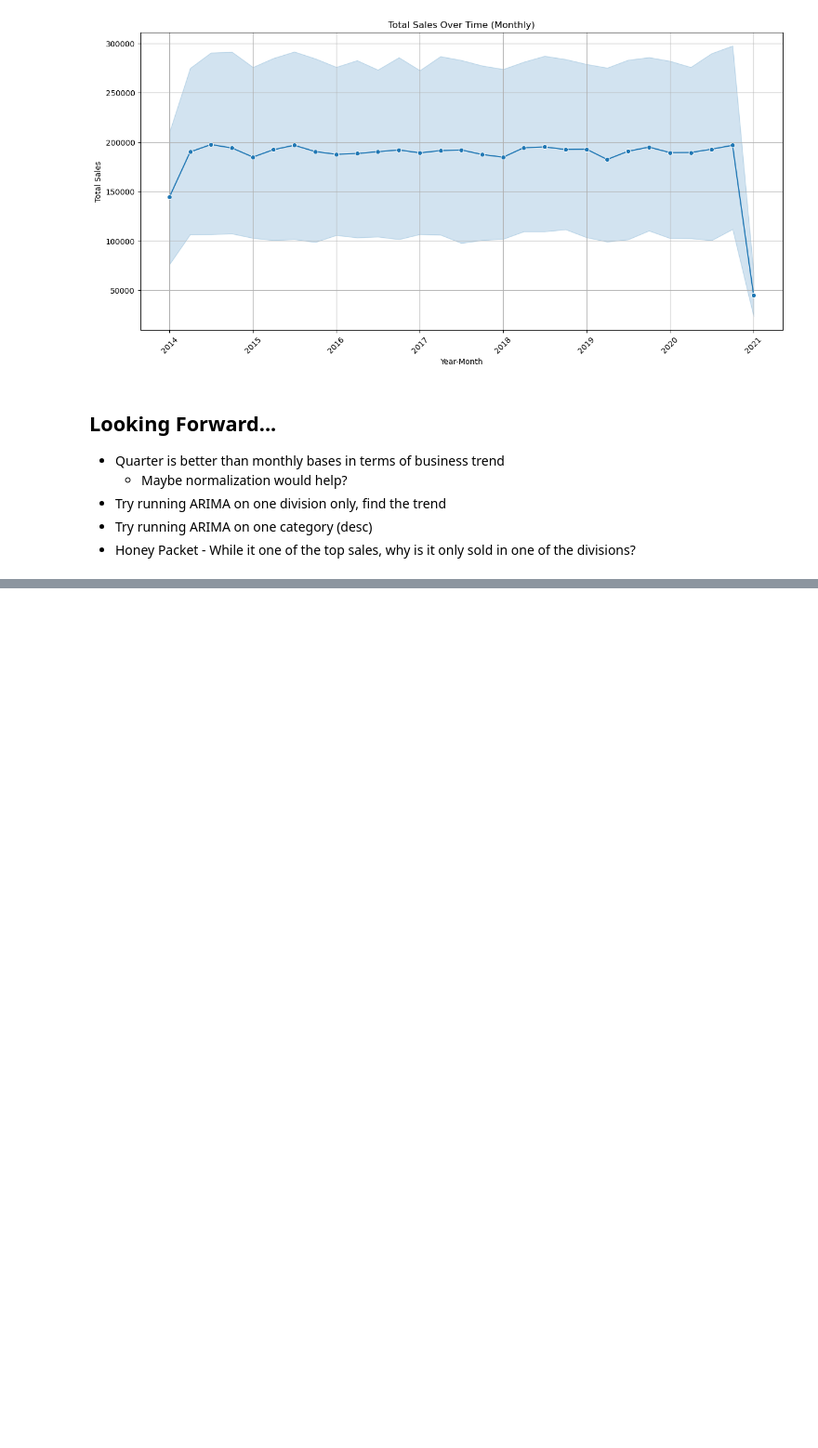
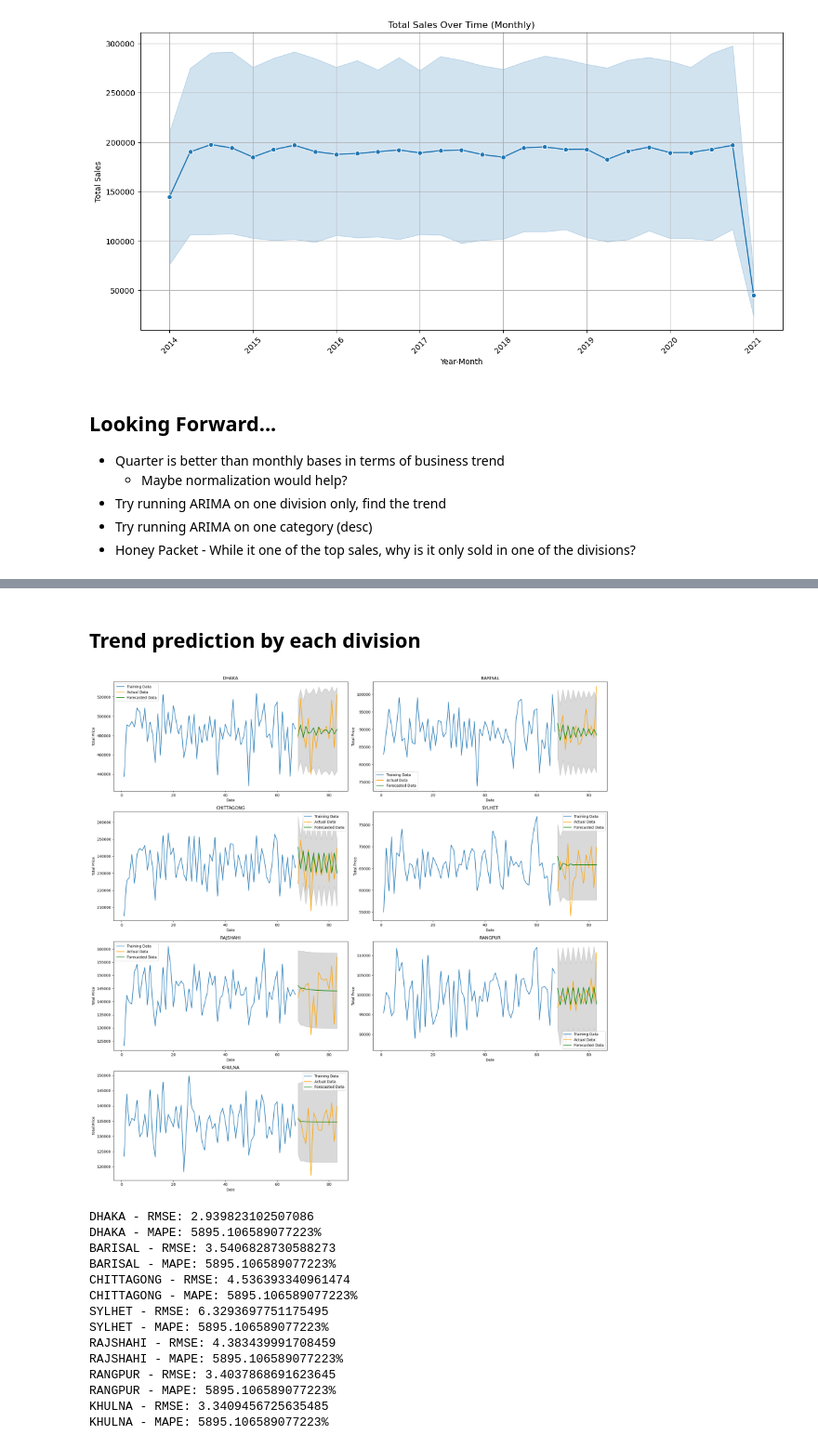
Before and after one commit to owenkyang/Ecommerce-casestudy, a Jupyter notebook: models.ipynb, the cells around one changed output, grey strips where cells are left out. Shown at 93% size. Drawn from its saved outputs; the diff is of its cells as text; code cells hidden in the pictures; blank space fills up the shorter version.

```diff
--- a/models.ipynb
+++ b/models.ipynb
@@ -231,0 +293,75 @@ plt.show()
+# %% [markdown]
+## Trend prediction by each division
+# %%
+div = {k:merged_data[merged_data.division == k].groupby(['year', 'month'])['total_price'].sum().reset_index() for k in ['DHAKA', 'BARISAL', 'CHITTAGONG', 'SYLHET', 'RAJSHAHI', 'RANGPUR',
+       'KHULNA']}
+
+def apply_arima_plot(ax, df, title):
+    train_size = int(len(df) * 0.8)
+    train, test = df[1:train_size], df[train_size:len(df)-1]
+
+    model_train = ARIMA(train['total_price'], order=(2,0,2))
+    model_train_fit = model_train.fit()
+
+    # Forecast on the test dataset
+    test_forecast = model_train_fit.get_forecast(steps=len(test))
+    test_forecast_series = pd.Series(test_forecast.predicted_mean, index=test.index)
+
+    # Calculate the mean squared error
+    mse = mean_squared_error(test['total_price'], test_forecast_series)
+    rmse = mse**0.5
+    mape = np.mean(np.abs((test['total_price'] - test_forecast_series) / test['total_price'])) * 100
+
+    # Plotting
+    ax.plot(train['total_price'], label='Training Data')
+    ax.plot(test['total_price'], label='Actual Data', color='orange')
+    ax.plot(test_forecast_series, label='Forecasted Data', color='green')
+    ax.fill_between(test.index,
+                    test_forecast.conf_int().iloc[:, 0],
+                    test_forecast.conf_int().iloc[:, 1],
+                    color='k', alpha=.15)
+    ax.set_title(title)
+    ax.set_xlabel('Date')
+    ax.set_ylabel('Total Price')
+    ax.legend()
+    return rmse, mape
+
+# Create a figure with 7 subplots arranged in a grid
+fig, axs = plt.subplots(4, 2, figsize=(20, 20))
+
+# Hide the empty subplot (8th subplot)
+fig.delaxes(axs[3][1])
+
+# Apply ARIMA model and plot to each dataframe in the dictionary
+rmses = []
+mapes = []
+for i, (title, df) in enumerate(div.items()):
+    row, col = divmod(i, 2)
+    mape, rmse = apply_arima_plot(axs[row, col], df, title)
+    mapes.append((title, mape))
+    rmses.append((title, rmse))
+
+# Adjust layout to prevent overlap
+plt.tight_layout()
+plt.show()
+
+# Print RMSE values
+for title, rmse in rmses:
+    print(f'{title} - RMSE:', rmse)
+    print(f'{title} - MAPE: {mape}%')
+# %% [output]
+[figure, added]
+DHAKA - RMSE: 2.939823102507086
+DHAKA - MAPE: 5895.106589077223%
+BARISAL - RMSE: 3.5406828730588273
+BARISAL - MAPE: 5895.106589077223%
+CHITTAGONG - RMSE: 4.536393340961474
+CHITTAGONG - MAPE: 5895.106589077223%
+SYLHET - RMSE: 6.3293697751175495
+SYLHET - MAPE: 5895.106589077223%
+RAJSHAHI - RMSE: 4.383439991708459
+RAJSHAHI - MAPE: 5895.106589077223%
+RANGPUR - RMSE: 3.4037868691623645
+RANGPUR - MAPE: 5895.106589077223%
+KHULNA - RMSE: 3.3409456725635485
+KHULNA - MAPE: 5895.106589077223%
```
Also changed, not shown: parts of 8 cells of this notebook, 1 other file.
